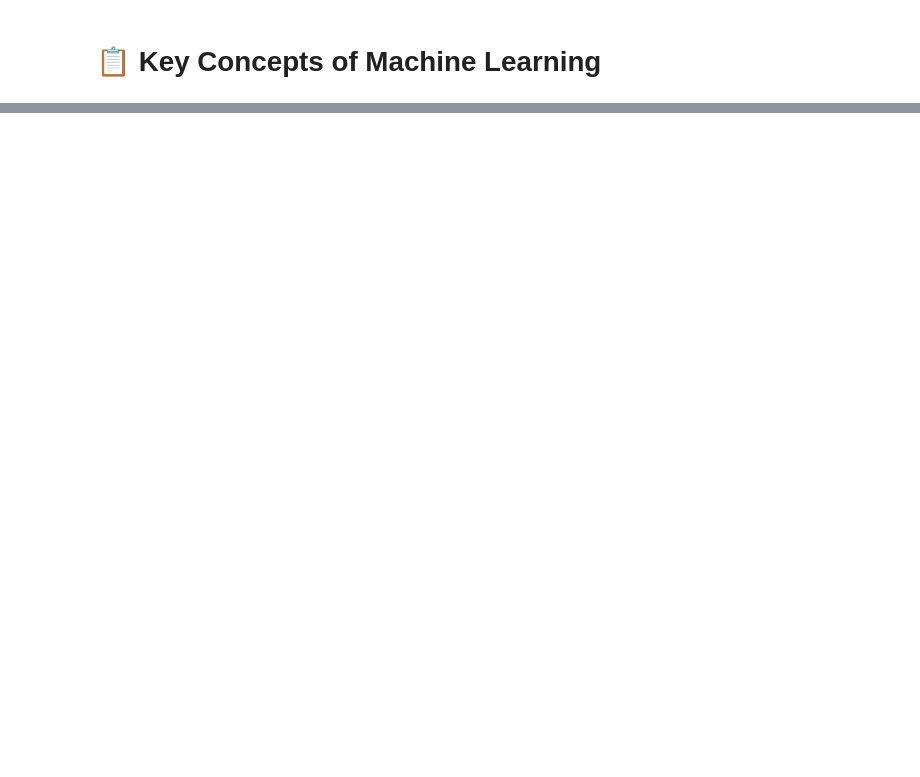
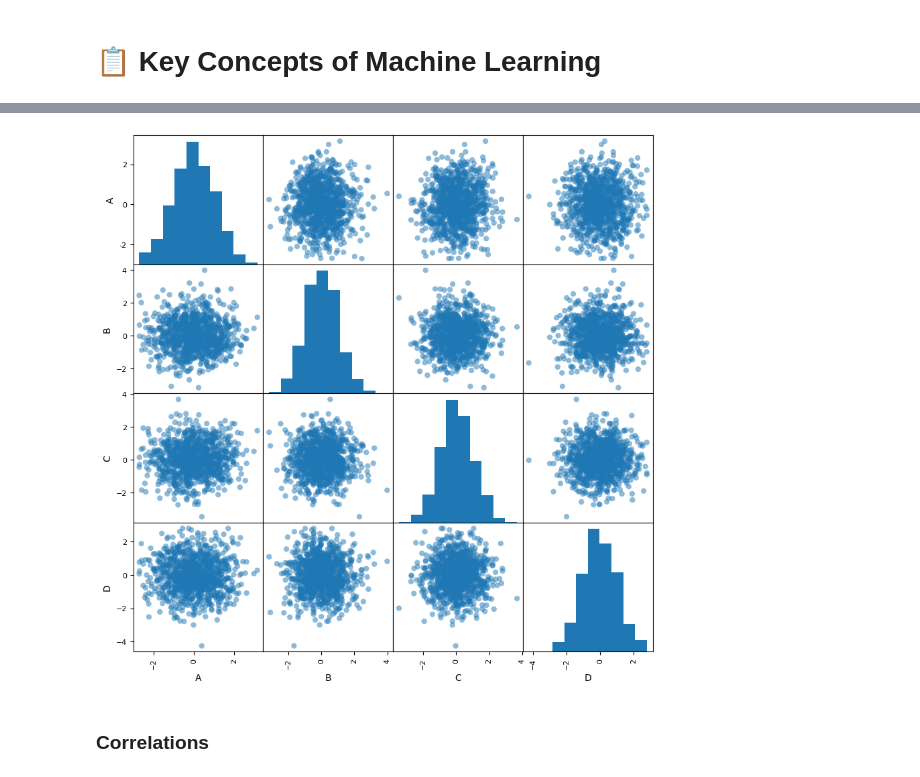
Before and after one commit to SparrowHere/California_Housing_Prices_Analysis, a Jupyter notebook: Key Concepts of Machine Learning.ipynb, the cells around one changed output, grey strips where cells are left out. Cells and saved outputs as stored; diff of their text form; code cells hidden in the pictures; blank space fills up the shorter version.

```diff
--- a/Key Concepts of Machine Learning.ipynb
+++ b/Key Concepts of Machine Learning.ipynb
@@ -195,0 +198,5 @@ for i in range(len(X_var)):
+# %%
+import pandas as pd
+
+df_random = pd.DataFrame(np.random.randn(1000, 4), columns=['A', 'B', 'C', 'D'])
+df_random.head()
@@ -195,0 +210,14 @@ for i in range(len(X_var)):
+# %%
+pd.plotting.scatter_matrix(
+    frame = df_random,
+    alpha = 0.5,
+    figsize = (10, 10),
+    grid = True,
+    marker = "o",
+    range_padding = 0.1,
+
+);
+# %% [output]
+[figure, added]
+# %% [markdown]
+### Correlations
```
Also changed, not shown: parts of 11 cells of this notebook.
